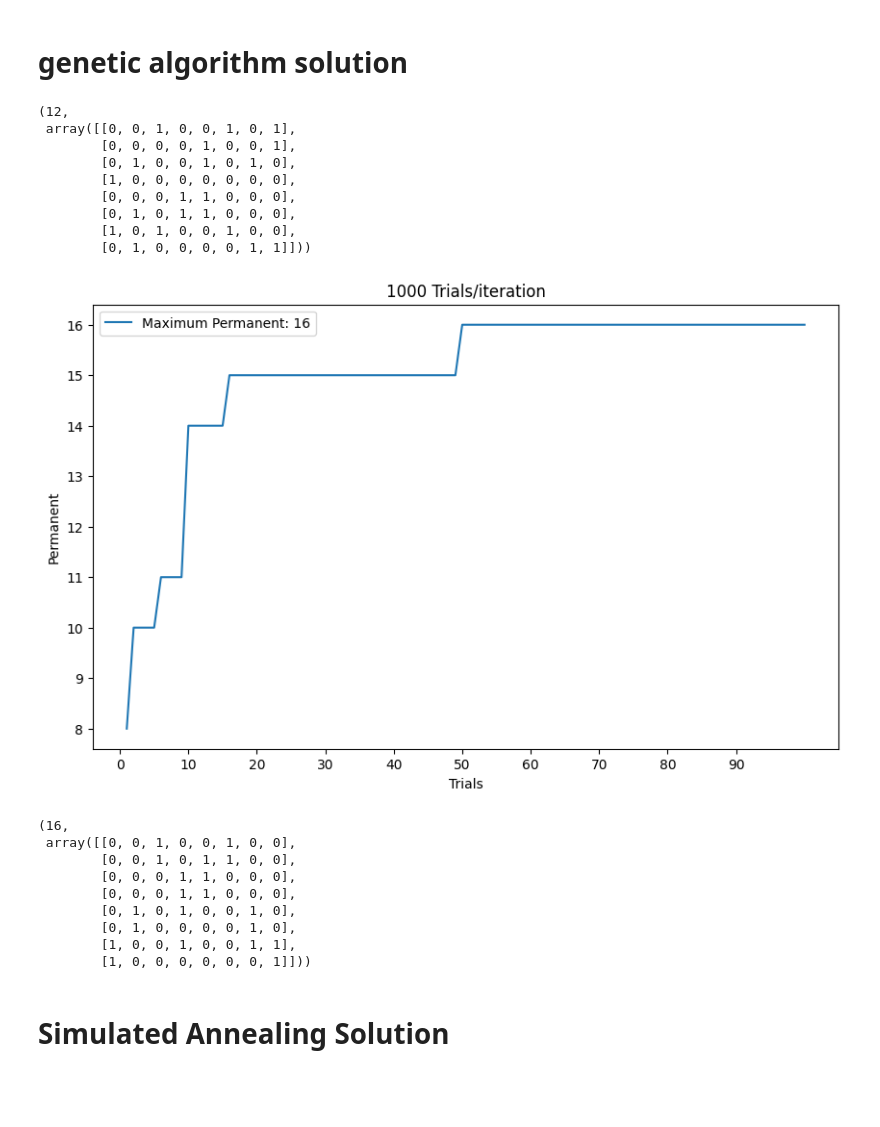
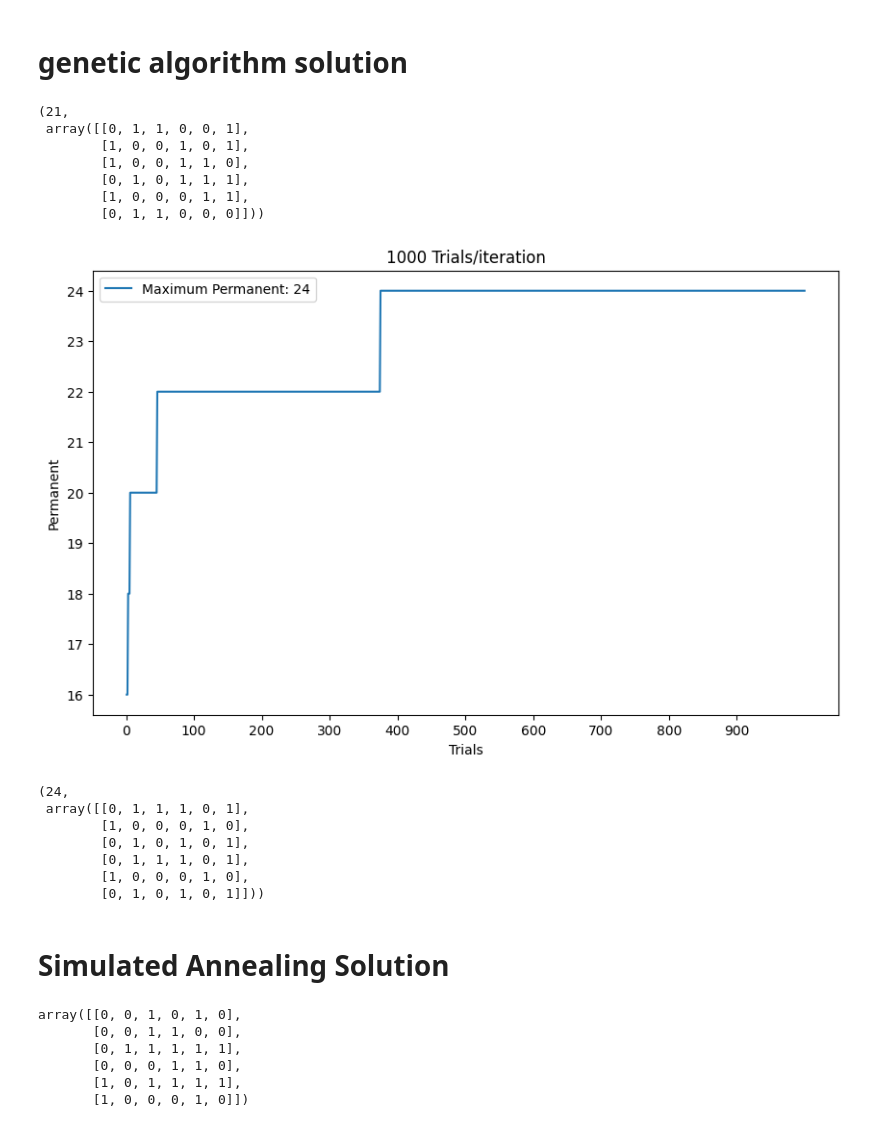
Before and after one commit to michaeledge27/mathModeling, a Jupyter notebook: projects/permanentProblem.ipynb, the cells around one changed output. Drawn from its saved outputs; the diff is of its cells as text; code cells hidden in the pictures; blank space fills up the shorter version.

```diff
--- a/projects/permanentProblem.ipynb
+++ b/projects/permanentProblem.ipynb
@@ -217,13 +217,13 @@ def chromosones(n: int, m: int, population: int):
     return order
 # %%
 def mutate_or_crossover():
-    return np.random.choice(['mutate', 'crossover'], p=[0.5, 0.5])
+    return np.random.choice(['mutate', 'crossover'], p=[0.75, 0.25])
 # %%
 def max_perm(trials):
     permanent_values = []
     for i in range(trials):
-        matrixA = generate_matrix(8, 20)
-        matrixB = generate_matrix(8, 20)
+        matrixA = generate_matrix(6, 18)
+        matrixB = generate_matrix(6, 18)
         if mutate_or_crossover() == 'mutate':
             matrixA = mutation(matrixA)
             matrixB = mutation(matrixB)
@@ -245,15 +245,13 @@ def max_perm(trials):
 # %%
 max_perm(1000)
 # %% [output]
-(12,
- array([[0, 0, 1, 0, 0, 1, 0, 1],
-        [0, 0, 0, 0, 1, 0, 0, 1],
-        [0, 1, 0, 0, 1, 0, 1, 0],
-        [1, 0, 0, 0, 0, 0, 0, 0],
-        [0, 0, 0, 1, 1, 0, 0, 0],
-        [0, 1, 0, 1, 1, 0, 0, 0],
-        [1, 0, 1, 0, 0, 1, 0, 0],
-        [0, 1, 0, 0, 0, 0, 1, 1]]))
+(21,
+ array([[0, 1, 1, 0, 0, 1],
+        [1, 0, 0, 1, 0, 1],
+        [1, 0, 0, 1, 1, 0],
+        [0, 1, 0, 1, 1, 1],
+        [1, 0, 0, 0, 1, 1],
+        [0, 1, 1, 0, 0, 0]]))
 # %%
 def plot_results(perms, trials, maximum):
     trial_numbers = range(1, trials + 1)
@@ -263,7 +261,7 @@ def plot_results(perms, trials, maximum):
     plt.xticks(np.arange(0, trials, trials//10))
     plt.xlabel('Trials')
     plt.ylabel('Permanent')
-    plt.title('10,000 Trials/iteration')
+    plt.title(f'{trials} Trials/iteration')
     plt.show()
 # %%
 def simulation(trials):
@@ -280,18 +278,16 @@ def simulation(trials):
     plot_results(plot_values, trials, maximum[0])
     return maximum
 # %%
-simulation(100)
+simulation(1000)
 # %% [output]
-[figure, old version]
+[figure, new version]
-(16,
- array([[0, 0, 1, 0, 0, 1, 0, 0],
-        [0, 0, 1, 0, 1, 1, 0, 0],
-        [0, 0, 0, 1, 1, 0, 0, 0],
-        [0, 0, 0, 1, 1, 0, 0, 0],
-        [0, 1, 0, 1, 0, 0, 1, 0],
-        [0, 1, 0, 0, 0, 0, 1, 0],
-        [1, 0, 0, 1, 0, 0, 1, 1],
-        [1, 0, 0, 0, 0, 0, 0, 1]]))
+(24,
+ array([[0, 1, 1, 1, 0, 1],
+        [1, 0, 0, 0, 1, 0],
+        [0, 1, 0, 1, 0, 1],
+        [0, 1, 1, 1, 0, 1],
+        [1, 0, 0, 0, 1, 0],
+        [0, 1, 0, 1, 0, 1]]))
 # %% [markdown]
 # Simulated Annealing Solution
 # %%
@@ -335,0 +343,10 @@ def swap_indices(matrix):
+# %%
+matrix = generate_matrix(6, 18)
+matrix
+# %% [output]
+array([[0, 0, 1, 0, 1, 0],
+       [0, 0, 1, 1, 0, 0],
+       [0, 1, 1, 1, 1, 1],
+       [0, 0, 0, 1, 1, 0],
+       [1, 0, 1, 1, 1, 1],
+       [1, 0, 0, 0, 1, 0]])
```
Also changed, not shown: parts of 14 cells of this notebook.
